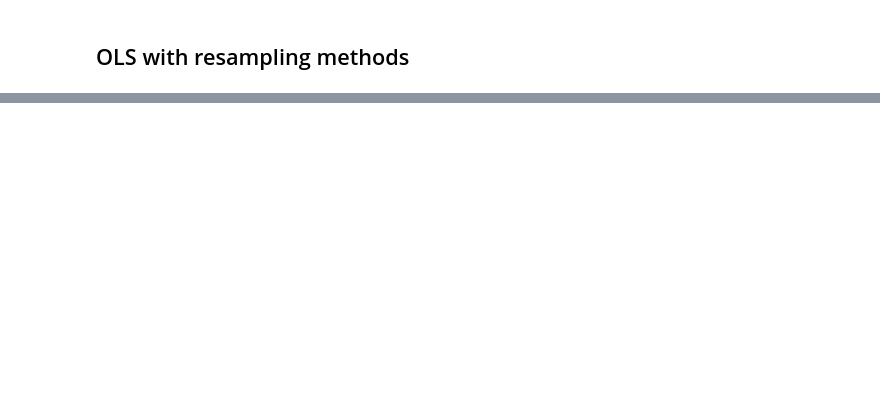
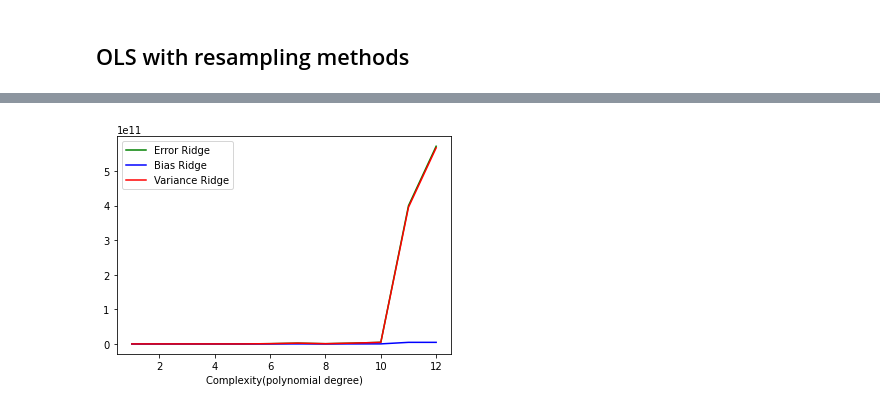
Before and after one commit to engyssimo/MLProjectNucphys, a Jupyter notebook: Project1/FilippoProject1.ipynb, the cells around one changed output, grey strips where cells are left out. Cells and saved outputs as stored; diff of their text form; code cells hidden in the pictures; blank space fills up the shorter version.

```diff
--- a/Project1/FilippoProject1.ipynb
+++ b/Project1/FilippoProject1.ipynb
@@ -1523,0 +1601,53 @@ _Note: To do the MSE train and MSE test comparison for complexity, we should do
+# %%
+#Bootstrap-Rigide
+maxdegree = 12
+lambd = 428.133240
+n_bootstrap = 100
+error_ols = np.zeros(maxdegree)
+bias_ols = np.zeros(maxdegree)
+variance_ols = np.zeros(maxdegree)
+
+error_ridge = np.zeros(maxdegree)
+bias_ridge = np.zeros(maxdegree)
+variance_ridge = np.zeros(maxdegree)
+
+polydegree = np.zeros(maxdegree)
+
+MSE_boot_ridge = np.zeros((maxdegree,2))
+
+for degree in range(maxdegree):
+
+    poly = PolynomialFeatures(degree+1)
+
+    X = poly.fit_transform(x)
+
+
+    #train-test split
+    X_train, X_test, z_train, z_test = train_test_split(np.array(X), np.array(z), test_size=0.3, random_state = 2)
+
+    z_train_ridge, z_pred_ridge, mse_ridge = bootstrap_Ridge(X_train, X_test, z_train, z_test, n_bootstrap, lambd)
+
+    #reshape test values
+    z_t = z_test.reshape(len(z_test),1)
+    polydegree[degree] = degree + 1
+
+    #calculate error, bias, variance for Ridge regression
+    error_ridge[degree] = np.mean( np.mean((z_t - z_pred_ridge)**2, axis=1, keepdims=True) )
+    bias_ridge[degree] = np.mean( (z_t - np.mean(z_pred_ridge, axis=1, keepdims=True))**2 )
+    variance_ridge[degree] = np.mean( np.var(z_pred_ridge, axis=1, keepdims=True) )
+    MSE_boot_ridge[degree, 0] = np.mean(mse_ridge[:,0])
+    MSE_boot_ridge[degree, 1] = np.mean(mse_ridge[:,1])
+
+
+plt.plot(polydegree, error_ridge, "g", label='Error Ridge')
+plt.plot(polydegree, bias_ridge, "b", label='Bias Ridge')
+plt.plot(polydegree, variance_ridge, "r", label='Variance Ridge')
+
+plt.xlabel('Complexity(polynomial degree)')
+
+#plt.yscale("log")
+
+plt.legend()
+plt.show()
+# %% [output]
+[figure, added]
```
Also changed, not shown: parts of 14 cells of this notebook.
